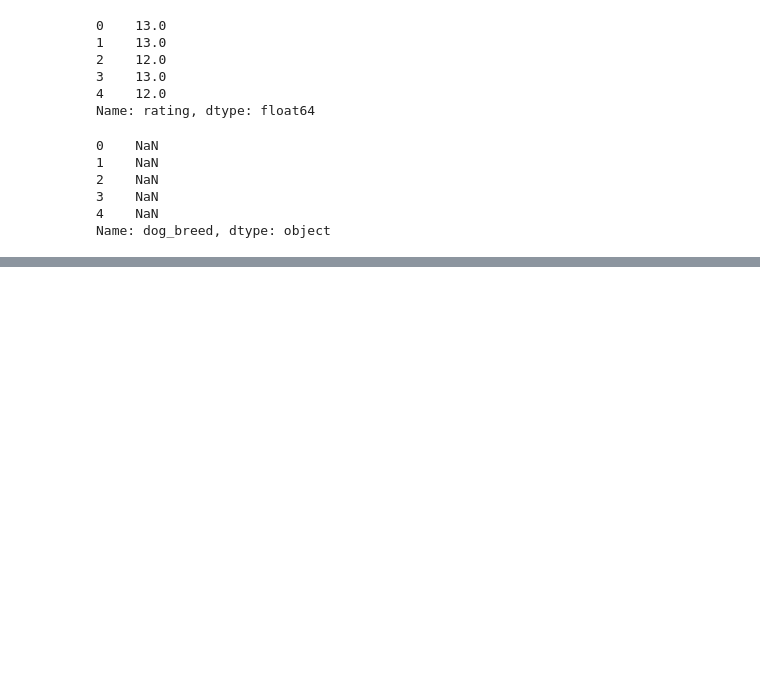
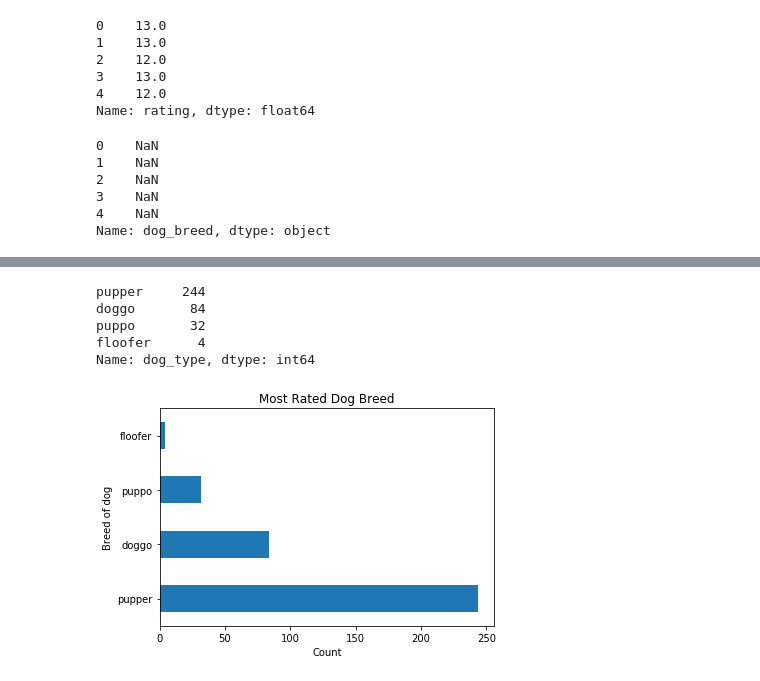
Before and after one commit to ashwanisng/Wrangle-And-Analyze-Data, a Jupyter notebook: wrangle_act.ipynb, the cells around one changed output, grey strips where cells are left out. Cells and saved outputs as stored; diff of their text form; code cells hidden in the pictures; blank space fills up the shorter version.

```diff
--- a/wrangle_act.ipynb
+++ b/wrangle_act.ipynb
@@ -871,0 +910,18 @@ Name: dog_breed, dtype: object
+# %%
+tweet_datas.dog_type.value_counts()
+# %% [output]
+pupper     244
+doggo       84
+puppo       32
+floofer      4
+Name: dog_type, dtype: int64
+# %%
+# dog_breed = tweet_datas.groupby('dog_breed').filter(lambda x: len(x)>=25)
+
+tweet_datas.dog_type.value_counts().plot(kind = 'barh')
+
+plt.title('Most Rated Dog Breed')
+plt.xlabel('Count')
+plt.ylabel('Breed of dog');
+# %% [output]
+[figure, added]
```
Also changed, not shown: parts of 40 cells of this notebook, 3 other files.
